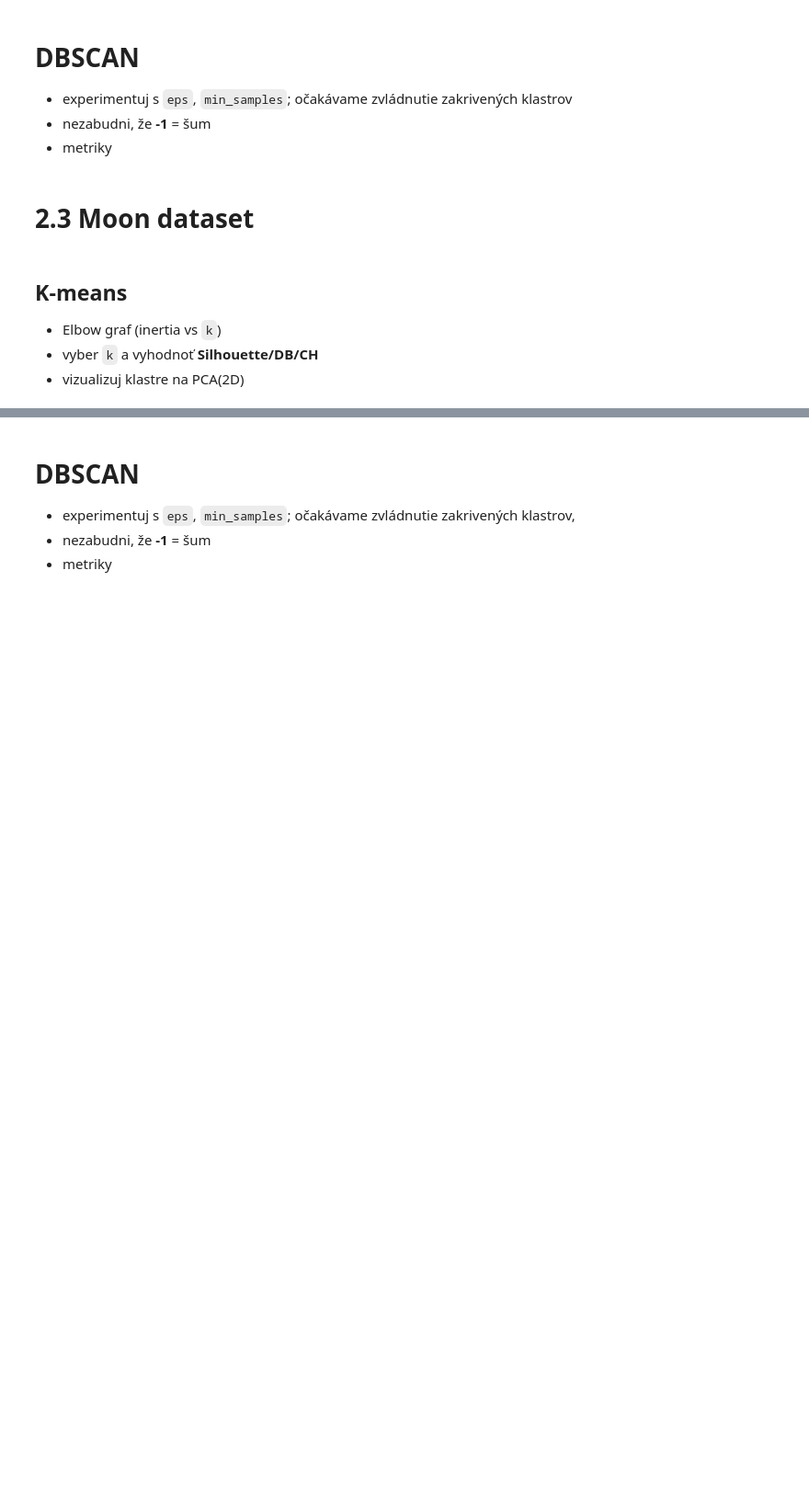
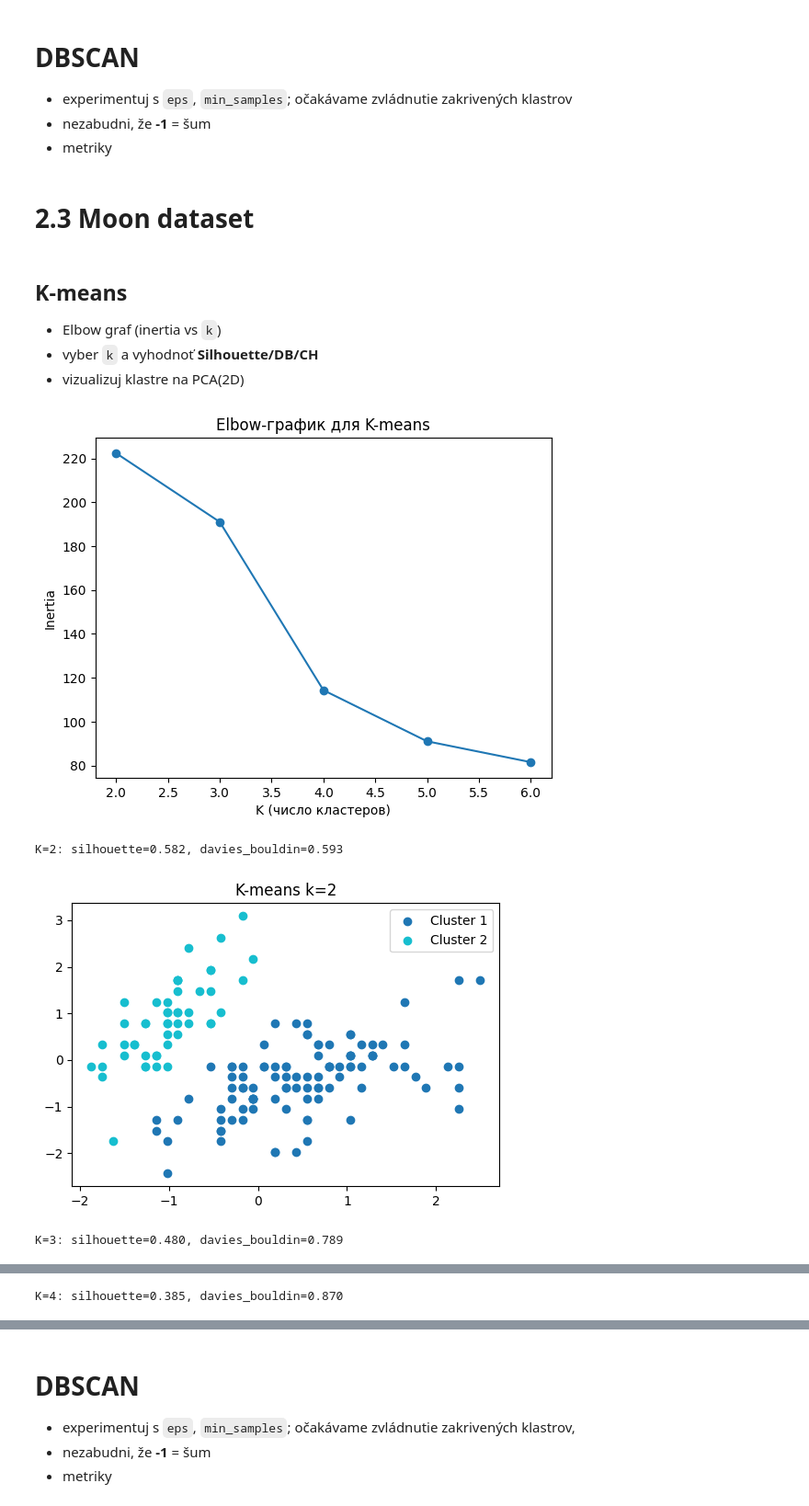
Before and after one commit to kassxxgleas/ints_tasks, a Jupyter notebook: AI/cvik6/Cvicenie 5 UI.ipynb, the cells around one changed output, grey strips where cells are left out. Shown: that part at 92% size. Saved outputs shown, nothing was run; the diff lists cells and outputs as text; code cells hidden in the pictures; blank space fills up the shorter version.

```diff
--- a/AI/cvik6/Cvicenie 5 UI.ipynb
+++ b/AI/cvik6/Cvicenie 5 UI.ipynb
@@ -482,0 +481,12 @@ k=4: silhouette=0.415, davies_bouldin=0.922
+# %%
+linkage_types = ['ward', 'complete', 'average', 'single']
+
+for lnk in linkage_types:
+    if lnk == 'ward':
+        clusterer = AgglomerativeClustering(n_clusters=3, linkage=lnk)
+    else:
+        clusterer = AgglomerativeClustering(n_clusters=3, linkage=lnk, metric='euclidean')  # metric вместо affinity
+    labels = clusterer.fit_predict(X_scaled)
+    sil = silhouette_score(X_scaled, labels)
+    db = davies_bouldin_score(X_scaled, labels)
+    print(f"Linkage: {lnk:8} | silhouette: {sil:.3f} | davies-bouldin: {db:.3f}")
@@ -498,0 +512,33 @@ k=4: silhouette=0.415, davies_bouldin=0.922
+# %%
+# TODO
+
+inertias = []
+K_range = range(2, 7)
+for k in K_range:
+    km = KMeans(n_clusters=k, random_state=42)
+    labels = km.fit_predict(X_scaled)
+    inertias.append(km.inertia_)
+plt.plot(K_range, inertias, marker='o')
+plt.xlabel('K (число кластеров)')
+plt.ylabel('Inertia')
+plt.title('Elbow-график для K-means')
+plt.show()
+
+for k in [2, 3, 4]:
+    km = KMeans(n_clusters=k, random_state=42)
+    labels = km.fit_predict(X_scaled)
+    sil = silhouette_score(X_scaled, labels)
+    db = davies_bouldin_score(X_scaled, labels)
+    print(f"K={k}: silhouette={sil:.3f}, davies_bouldin={db:.3f}")
+    plt.figure(figsize=(6,4))
+    colors = plt.cm.tab10(np.linspace(0,1,k))
+    for cls in range(k):
+        plt.scatter(X_scaled[labels==cls,0], X_scaled[labels==cls,1], c=[colors[cls]], label=f'Cluster {cls+1}')
+    plt.title(f"K-means k={k}")
+    plt.legend()
+    plt.show()
+# %% [output]
+[figure, added]
+K=2: silhouette=0.582, davies_bouldin=0.593
+[figure, added]
+K=3: silhouette=0.480, davies_bouldin=0.789
@@ -498,0 +546 @@ k=4: silhouette=0.415, davies_bouldin=0.922
+K=4: silhouette=0.385, davies_bouldin=0.870
```
Also changed, not shown: parts of 6 cells of this notebook, 12 other files.
